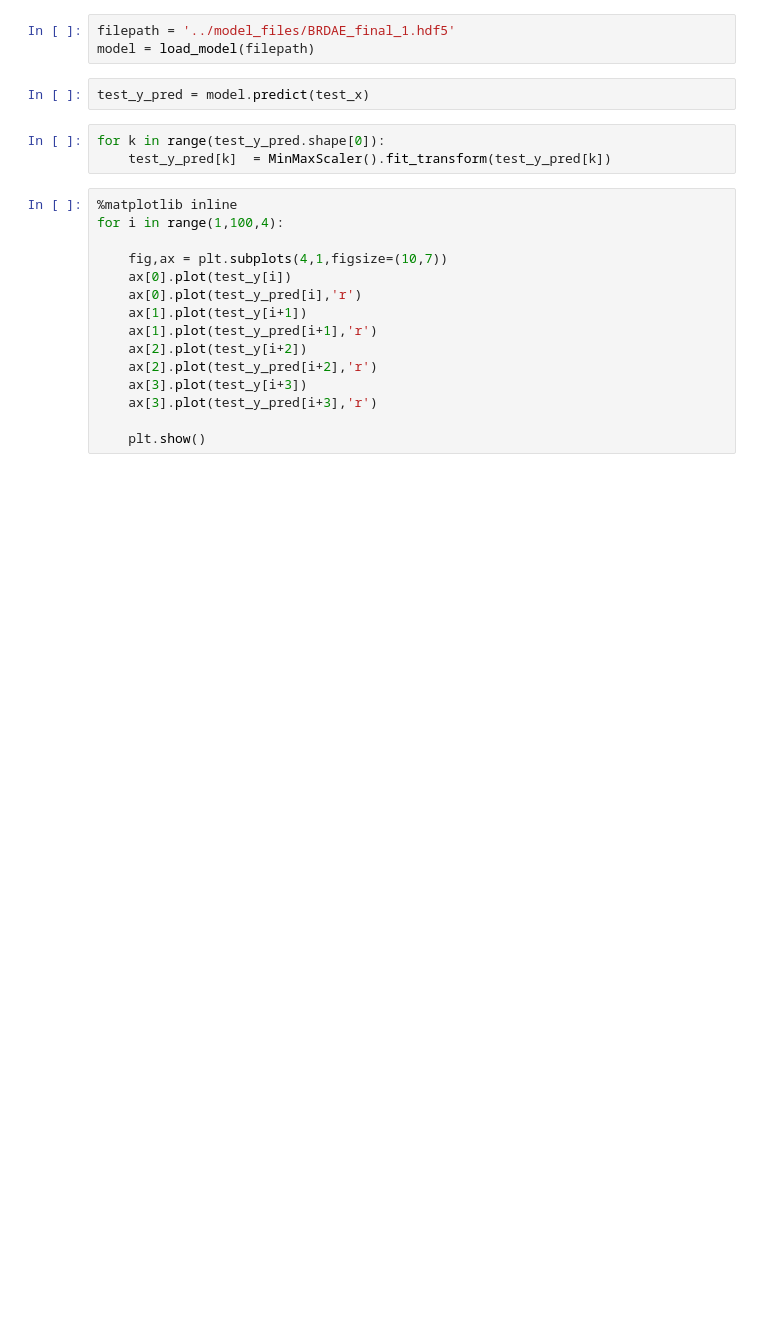
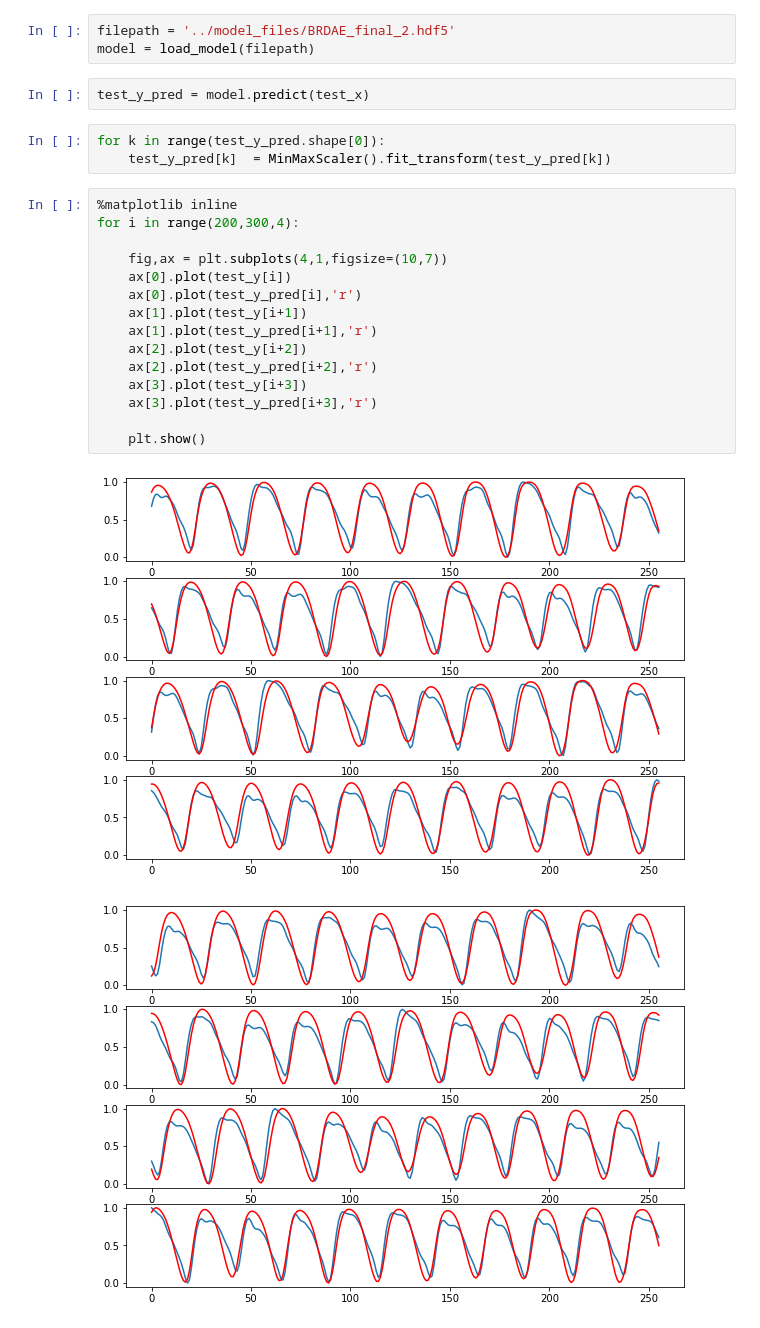
Before and after one commit to aungkonazim/ppg_quality_aware_hr, a Jupyter notebook: autoencoders/bidirectional_autoencoder.ipynb, the cells around one changed output. Saved outputs shown, nothing was run; the diff lists cells and outputs as text; blank space fills up the shorter version.

Commit message:
BRDAE trained

```diff
--- a/autoencoders/bidirectional_autoencoder.ipynb
+++ b/autoencoders/bidirectional_autoencoder.ipynb
@@ -172,5 +172,5 @@ Epoch 7/200
 # %%
-filepath = '../model_files/BRDAE_final_1.hdf5'
+filepath = '../model_files/BRDAE_final_2.hdf5'
 model = load_model(filepath)
 # %%
 test_y_pred = model.predict(test_x)
@@ -179,16 +179,19 @@ for k in range(test_y_pred.shape[0]):
     test_y_pred[k]  = MinMaxScaler().fit_transform(test_y_pred[k])
 # %%
 %matplotlib inline
-for i in range(1,100,4):
+for i in range(200,300,4):
 
     fig,ax = plt.subplots(4,1,figsize=(10,7))
     ax[0].plot(test_y[i])
     ax[0].plot(test_y_pred[i],'r')
     ax[1].plot(test_y[i+1])
     ax[1].plot(test_y_pred[i+1],'r')
     ax[2].plot(test_y[i+2])
     ax[2].plot(test_y_pred[i+2],'r')
     ax[3].plot(test_y[i+3])
     ax[3].plot(test_y_pred[i+3],'r')
 
     plt.show()
+# %% [output]
+[figure, added]
+[figure, added]
```
Also changed, not shown: parts of 6 cells of this notebook, 1 other file.
